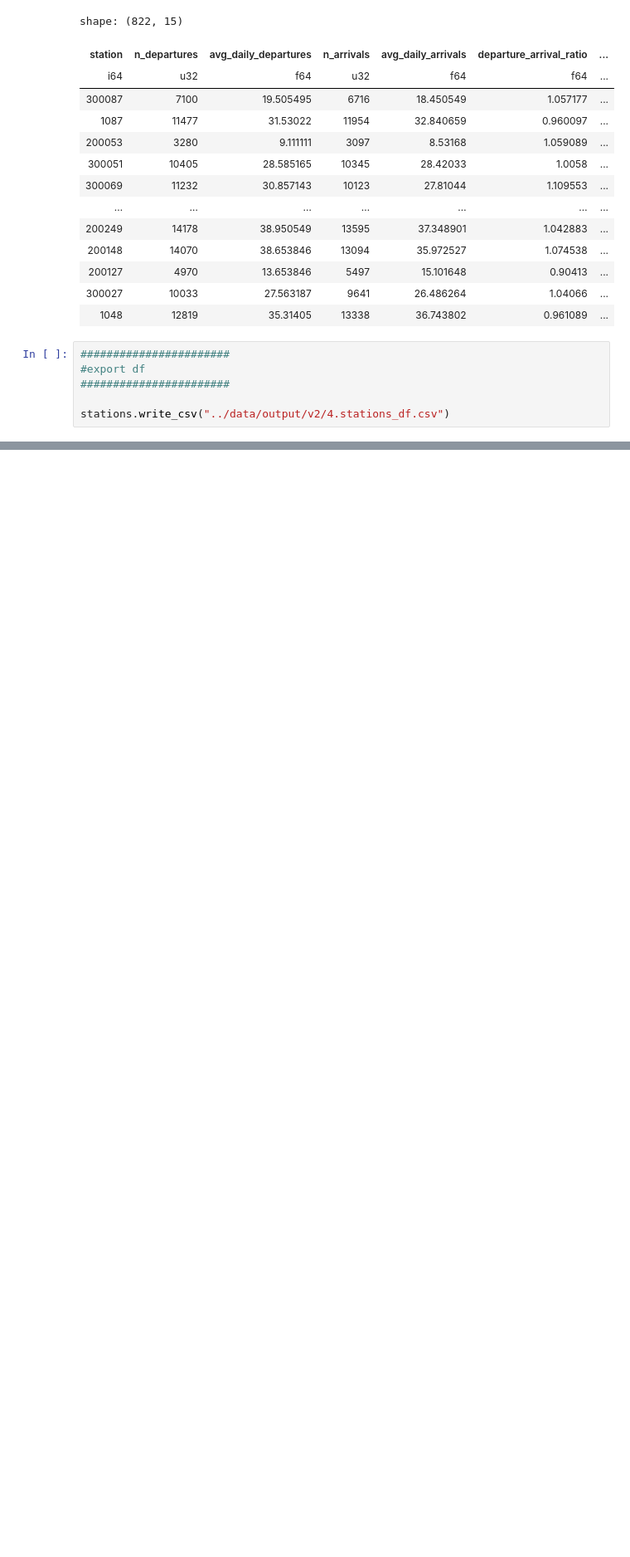
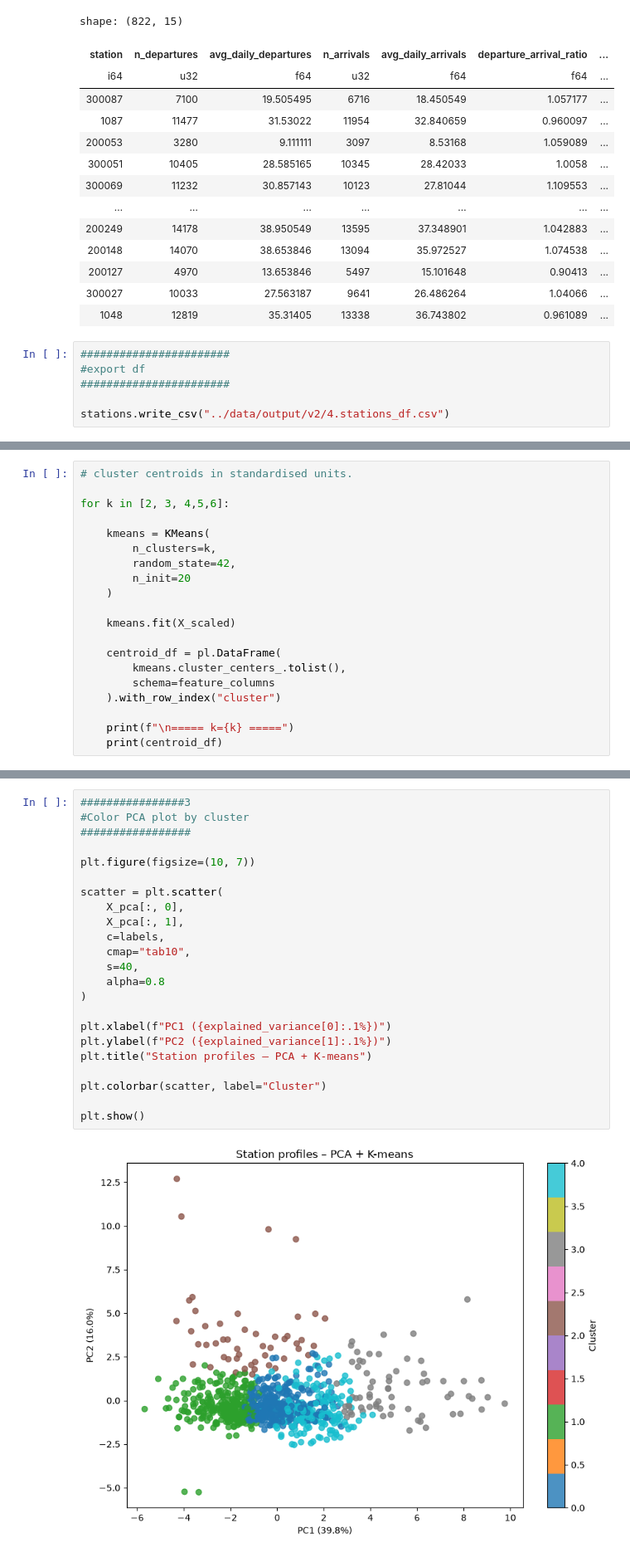
Before and after one commit to julianlopz/Dauphine, a Jupyter notebook: unsupervised_learning/project/final_notebook/2.analysis_clustering.ipynb, the cells around one changed output, grey strips where cells are left out. Shown at 83% size. Drawn from its saved outputs; the diff is of its cells as text; blank space fills up the shorter version.

```diff
--- a/unsupervised_learning/project/final_notebook/2.analysis_clustering.ipynb
+++ b/unsupervised_learning/project/final_notebook/2.analysis_clustering.ipynb
@@ -647,0 +1129,20 @@ stations.write_csv("../data/output/v2/4.stations_df.csv")
+# %%
+# cluster centroids in standardised units.
+
+for k in [2, 3, 4,5,6]:
+
+    kmeans = KMeans(
+        n_clusters=k,
+        random_state=42,
+        n_init=20
+    )
+
+    kmeans.fit(X_scaled)
+
+    centroid_df = pl.DataFrame(
+        kmeans.cluster_centers_.tolist(),
+        schema=feature_columns
+    ).with_row_index("cluster")
+
+    print(f"\n===== k={k} =====")
+    print(centroid_df)
@@ -647,0 +1223,25 @@ stations.write_csv("../data/output/v2/4.stations_df.csv")
+# %%
+################3
+#Color PCA plot by cluster
+#################
+
+plt.figure(figsize=(10, 7))
+
+scatter = plt.scatter(
+    X_pca[:, 0],
+    X_pca[:, 1],
+    c=labels,
+    cmap="tab10",
+    s=40,
+    alpha=0.8
+)
+
+plt.xlabel(f"PC1 ({explained_variance[0]:.1%})")
+plt.ylabel(f"PC2 ({explained_variance[1]:.1%})")
+plt.title("Station profiles – PCA + K-means")
+
+plt.colorbar(scatter, label="Cluster")
+
+plt.show()
+# %% [output]
+[figure, added]
```
Also changed, not shown: parts of 58 cells of this notebook.
